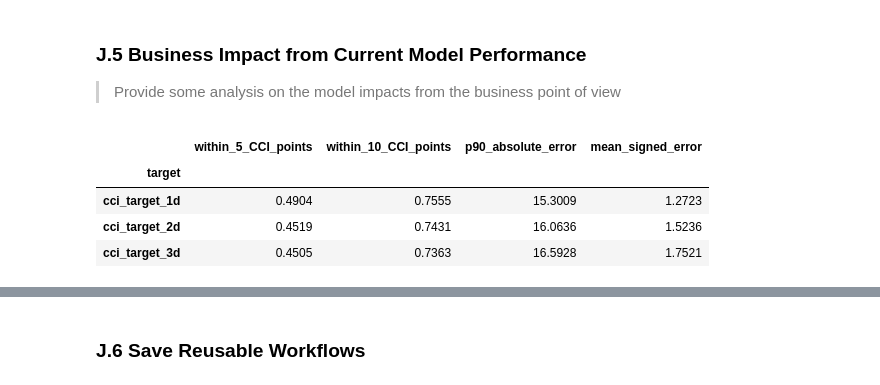
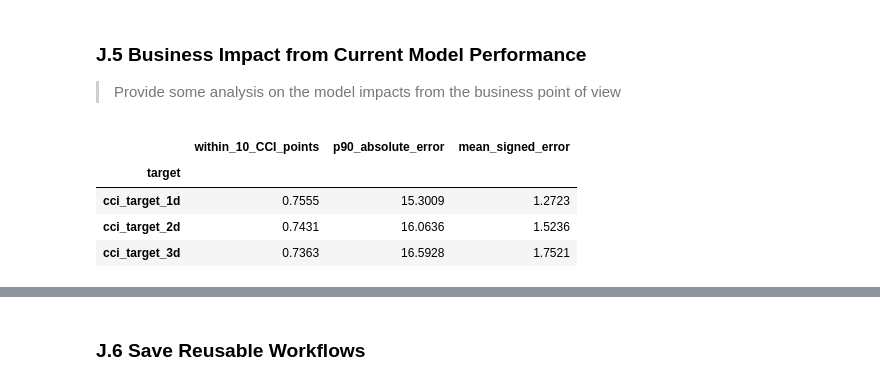
Before and after one commit to RP28/36120-26SP-AT2-26294153-experiments, a Jupyter notebook: notebooks/comfort_climate/36120_26SP_AT2_26294153_experiment_1.ipynb, the cells around one changed output, grey strips where cells are left out. Saved outputs shown, nothing was run; the diff lists cells and outputs as text; code cells hidden in the pictures.

```diff
--- a/notebooks/comfort_climate/36120_26SP_AT2_26294153_experiment_1.ipynb
+++ b/notebooks/comfort_climate/36120_26SP_AT2_26294153_experiment_1.ipynb
@@ -2114,7 +2121,7 @@ test_comparison = pd.DataFrame({
 })
 display(test_comparison.round(4))
 
-test_summary = test_model_performance[["RMSE", "MAE", "tail_RMSE", "tail_MAE", "low_tail_MAE", "high_tail_MAE", "prediction_std_ratio", "prediction_min", "prediction_max"]]
+test_summary = test_model_performance[["RMSE", "MAE", "prediction_std_ratio", "prediction_min", "prediction_max"]]
 display(test_summary.round(4))
 
 figure, axes = plt.subplots(1, len(target_names), figsize=(15, 4))
@@ -2130,23 +2137,6 @@ for ax, target in zip(axes, target_names):
     ax.set(xlabel="Actual CCI", ylabel="Predicted CCI", title=f"{target}\nstd ratio={std_ratio:.3f}")
 figure.suptitle("Held-Out Elastic Net Predictions")
 figure.tight_layout()
-
-figure, axes = plt.subplots(1, len(target_names), figsize=(15, 4))
-for ax, target in zip(axes, target_names):
-    workflow = elastic_net_workflows[target]
-    actual = workflow.context_.y_test
-    predicted = model_predictions["Test"][target]
-    residual = predicted - actual
-    train_target = workflow.context_.y_train
-    lower = train_target.quantile(0.10)
-    upper = train_target.quantile(0.90)
-    ax.scatter(actual, residual, alpha=0.35)
-    ax.axhline(0, linestyle="--", color="black")
-    ax.axvline(lower, linestyle=":", color="red")
-    ax.axvline(upper, linestyle=":", color="red")
-    ax.set(xlabel="Actual CCI", ylabel="Prediction residual", title=target)
-figure.suptitle("Held-Out Residuals with Training-Derived Tail Thresholds")
-figure.tight_layout()
 # %% [output]
 |  | model_RMSE | persistence_RMSE | RMSE_improvement | model_MAE | persistence_MAE | prediction_std_ratio | ... |
 | target |  |  |  |  |  |  | ... |
@@ -2187,24 +2175,23 @@ The reduced-feature Elastic Net is evaluated separately for the three direct for
 # %%
 business_rows = []
 for target in target_names:
     absolute_error = (model_predictions["Test"][target] - y_test[target]).abs()
     signed_error = model_predictions["Test"][target] - y_test[target]
     business_rows.append({
         "target": target,
-        "within_5_CCI_points": absolute_error.le(5).mean(),
         "within_10_CCI_points": absolute_error.le(10).mean(),
         "p90_absolute_error": absolute_error.quantile(0.90),
         "mean_signed_error": signed_error.mean()
     })
 
 business_summary = pd.DataFrame(business_rows).set_index("target")
 display(business_summary.round(4))
 # %% [output]
-|  | within_5_CCI_points | within_10_CCI_points | p90_absolute_error | mean_signed_error |
-| target |  |  |  |  |
-| cci_target_1d | 0.4904 | 0.7555 | 15.3009 | 1.2723 |
-| cci_target_2d | 0.4519 | 0.7431 | 16.0636 | 1.5236 |
-| cci_target_3d | 0.4505 | 0.7363 | 16.5928 | 1.7521 |
+|  | within_10_CCI_points | p90_absolute_error | mean_signed_error |
+| target |  |  |  |
+| cci_target_1d | 0.7555 | 15.3009 | 1.2723 |
+| cci_target_2d | 0.7431 | 16.0636 | 1.5236 |
+| cci_target_3d | 0.7363 | 16.5928 | 1.7521 |
 # %%
 business_impacts_explanations = f"""
 For operational use, {business_summary.loc[target_names[0], "within_10_CCI_points"]:.1%}, {business_summary.loc[target_names[1], "within_10_CCI_points"]:.1%} and
```
Also changed, not shown: parts of 23 cells of this notebook, 4 other files.
